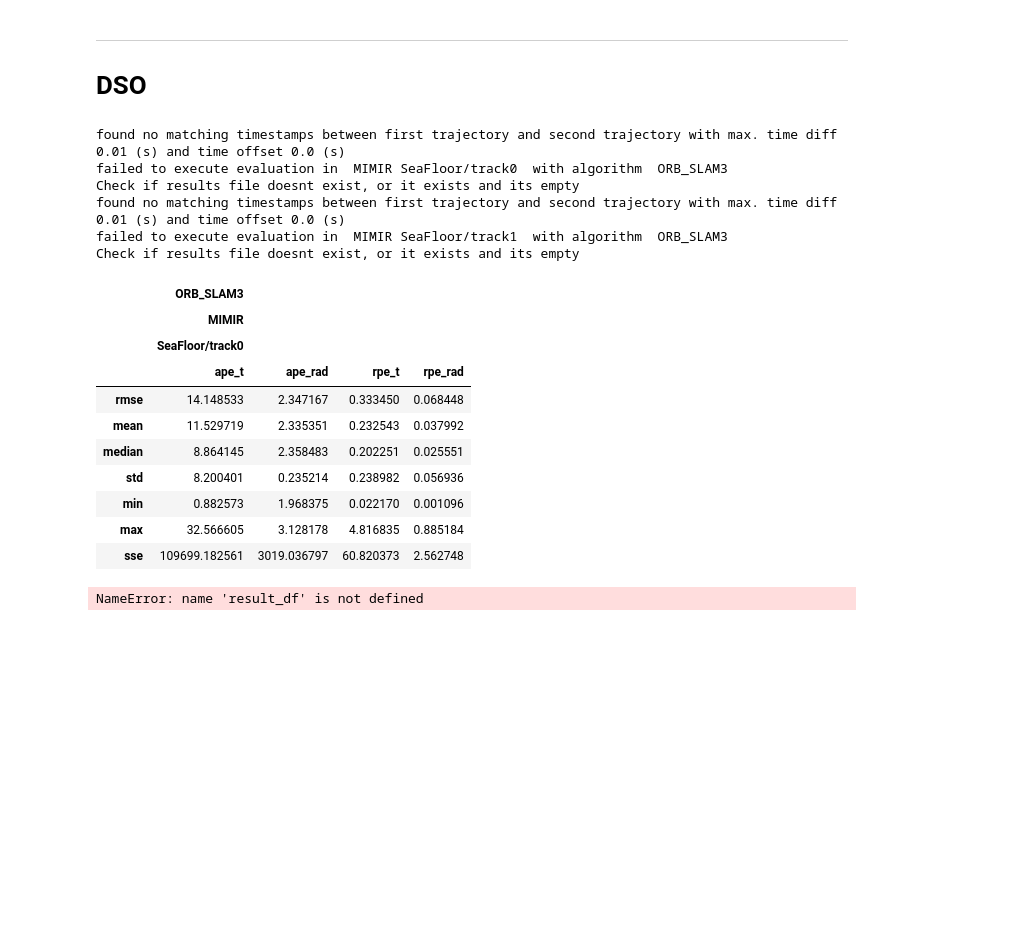
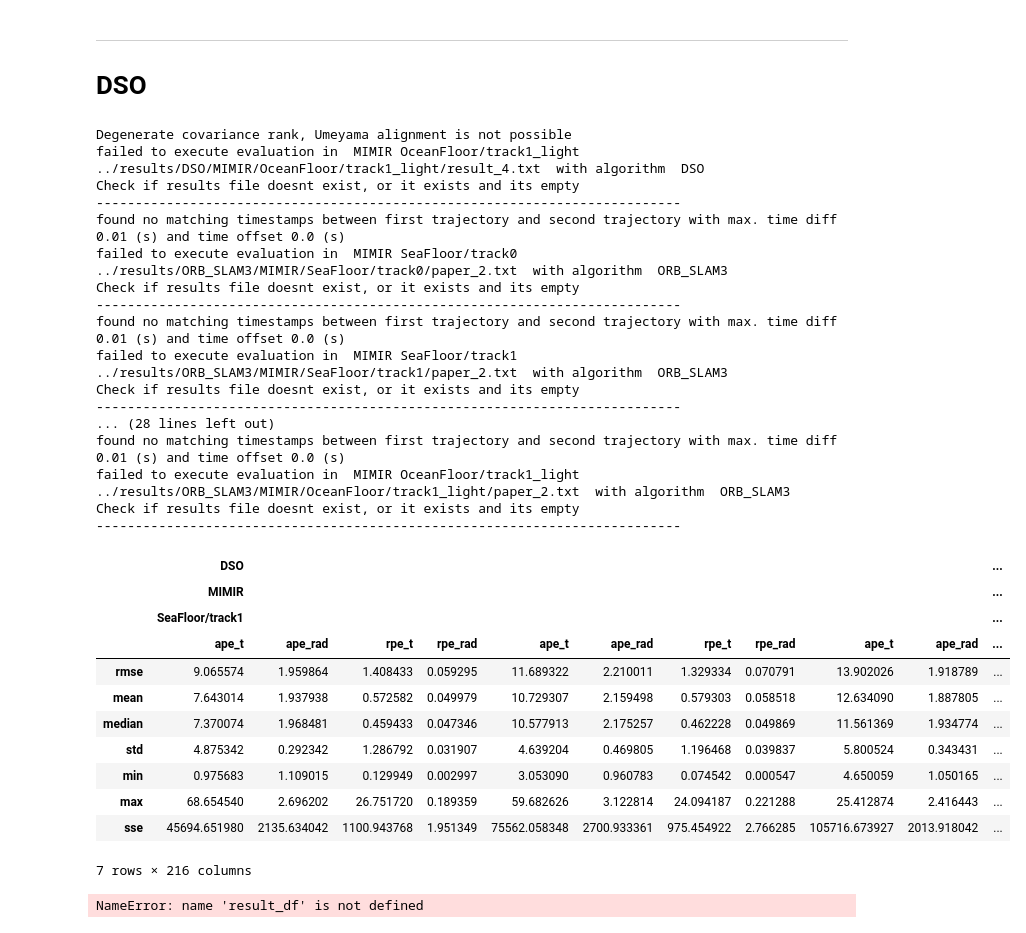
Before and after one commit to olayasturias/monocular_visual_slam_survey, a Jupyter notebook: evaluation/metrics_interactive.ipynb, the cells around one changed output. Saved outputs shown, nothing was run; the diff lists cells and outputs as text; code cells hidden in the pictures; blank space fills up the shorter version.

```diff
--- a/evaluation/metrics_interactive.ipynb
+++ b/evaluation/metrics_interactive.ipynb
@@ -154,56 +151,73 @@ result_df = pd.DataFrame()
 ---
 # DSO
 # %%
+results = []
+result_df = pd.DataFrame()
 results_dict = {"algorithm": ["DSO", "ORB_SLAM3"],
                 "dataset": ["MIMIR"],
-                "MIMIR":["SeaFloor/track0","SeaFloor/track1"]}
+                "MIMIR":["SeaFloor/track0","SeaFloor/track1","SeaFloor/track2",
+                "SeaFloor_Algae/track0","SeaFloor_Algae/track1","SeaFloor_Algae/track2",
+                "SandPipe/track0_light","SandPipe/track0_dark",
+                "OceanFloor/track0_light","OceanFloor/track0_dark","OceanFloor/track1_light","OceanFloor/track1_dark"]}
 
 for algorithm in results_dict["algorithm"]:
     for dataset in results_dict["dataset"]:
         for track in results_dict[dataset]:
             try:
                 # find files
                 result_dir = os.path.join('..','results',algorithm,dataset,track)
-                result_list = glob.glob(result_dir+"/*.txt")
+                result_list = glob.glob(result_dir+"/*.txt")+glob.glob(result_dir+"/*.tum")
                 for result_file in result_list:
                     gt_file = os.path.join('..','groundtruths',dataset,track,'data.tum')
                     #read GT with EVO
                     gt_evo = file_interface.read_tum_trajectory_file(gt_file)
                     #reat estimate with EVO
                     if algorithm == "DSO":
                         estimated_traj = dso_estimate_workaround(gt_evo, result_file)
                     else:
                         estimated_traj = file_interface.read_tum_trajectory_file(result_file)
                     # save to dataframe
                     df = metrics_dataframe(gt_evo,estimated_traj,algorithm,dataset,track)
                     result_df = pd.concat([result_df, df], axis="columns", join="outer")
 
 
 
             except Exception as e:
                 print(e)
-                print("failed to execute evaluation in ", dataset, track, " with algorithm ", algorithm)
+                print("failed to execute evaluation in ", dataset, track,result_file, " with algorithm ", algorithm)
                 print("Check if results file doesnt exist, or it exists and its empty")
                 print("---------------------------------------------------------------------------")
 result_df
 # %% [output]
+Degenerate covariance rank, Umeyama alignment is not possible
+failed to execute evaluation in  MIMIR OceanFloor/track1_light ../results/DSO/MIMIR/OceanFloor/track1_light/result_4.txt  with algorithm  DSO
+Check if results file doesnt exist, or it exists and its empty
+---------------------------------------------------------------------------
 found no matching timestamps between first trajectory and second trajectory with max. time diff 0.01 (s) and time offset 0.0 (s)
-failed to execute evaluation in  MIMIR SeaFloor/track0  with algorithm  ORB_SLAM3
+failed to execute evaluation in  MIMIR SeaFloor/track0 ../results/ORB_SLAM3/MIMIR/SeaFloor/track0/paper_2.txt  with algorithm  ORB_SLAM3
 Check if results file doesnt exist, or it exists and its empty
+---------------------------------------------------------------------------
 found no matching timestamps between first trajectory and second trajectory with max. time diff 0.01 (s) and time offset 0.0 (s)
-failed to execute evaluation in  MIMIR SeaFloor/track1  with algorithm  ORB_SLAM3
+failed to execute evaluation in  MIMIR SeaFloor/track1 ../results/ORB_SLAM3/MIMIR/SeaFloor/track1/paper_2.txt  with algorithm  ORB_SLAM3
 Check if results file doesnt exist, or it exists and its empty
+---------------------------------------------------------------------------
+... (28 lines left out)
+found no matching timestamps between first trajectory and second trajectory with max. time diff 0.01 (s) and time offset 0.0 (s)
+failed to execute evaluation in  MIMIR OceanFloor/track1_light ../results/ORB_SLAM3/MIMIR/OceanFloor/track1_light/paper_2.txt  with algorithm  ORB_SLAM3
+Check if results file doesnt exist, or it exists and its empty
+---------------------------------------------------------------------------
-|  | ORB_SLAM3 |  |  |  |
-|  | MIMIR |  |  |  |
-|  | SeaFloor/track0 |  |  |  |
-|  | ape_t | ape_rad | rpe_t | rpe_rad |
-| rmse | 14.148533 | 2.347167 | 0.333450 | 0.068448 |
-| mean | 11.529719 | 2.335351 | 0.232543 | 0.037992 |
-| median | 8.864145 | 2.358483 | 0.202251 | 0.025551 |
-| std | 8.200401 | 0.235214 | 0.238982 | 0.056936 |
-| min | 0.882573 | 1.968375 | 0.022170 | 0.001096 |
-| max | 32.566605 | 3.128178 | 4.816835 | 0.885184 |
-| sse | 109699.182561 | 3019.036797 | 60.820373 | 2.562748 |
+|  | DSO |  |  |  |  |  |  |  |  |  | ... |
+|  | MIMIR |  |  |  |  |  |  |  |  |  | ... |
+|  | SeaFloor/track1 |  |  |  |  |  |  |  |  |  | ... |
+|  | ape_t | ape_rad | rpe_t | rpe_rad | ape_t | ape_rad | rpe_t | rpe_rad | ape_t | ape_rad | ... |
+| rmse | 9.065574 | 1.959864 | 1.408433 | 0.059295 | 11.689322 | 2.210011 | 1.329334 | 0.070791 | 13.902026 | 1.918789 | ... |
+| mean | 7.643014 | 1.937938 | 0.572582 | 0.049979 | 10.729307 | 2.159498 | 0.579303 | 0.058518 | 12.634090 | 1.887805 | ... |
+| median | 7.370074 | 1.968481 | 0.459433 | 0.047346 | 10.577913 | 2.175257 | 0.462228 | 0.049869 | 11.561369 | 1.934774 | ... |
+| std | 4.875342 | 0.292342 | 1.286792 | 0.031907 | 4.639204 | 0.469805 | 1.196468 | 0.039837 | 5.800524 | 0.343431 | ... |
+| min | 0.975683 | 1.109015 | 0.129949 | 0.002997 | 3.053090 | 0.960783 | 0.074542 | 0.000547 | 4.650059 | 1.050165 | ... |
+| max | 68.654540 | 2.696202 | 26.751720 | 0.189359 | 59.682626 | 3.122814 | 24.094187 | 0.221288 | 25.412874 | 2.416443 | ... |
+| sse | 45694.651980 | 2135.634042 | 1100.943768 | 1.951349 | 75562.058348 | 2700.933361 | 975.454922 | 2.766285 | 105716.673927 | 2013.918042 | ... |
+7 rows × 216 columns
 # %%
 # %% [output]
 NameError: name 'result_df' is not defined
```
Also changed, not shown: parts of 1 cell of this notebook.
